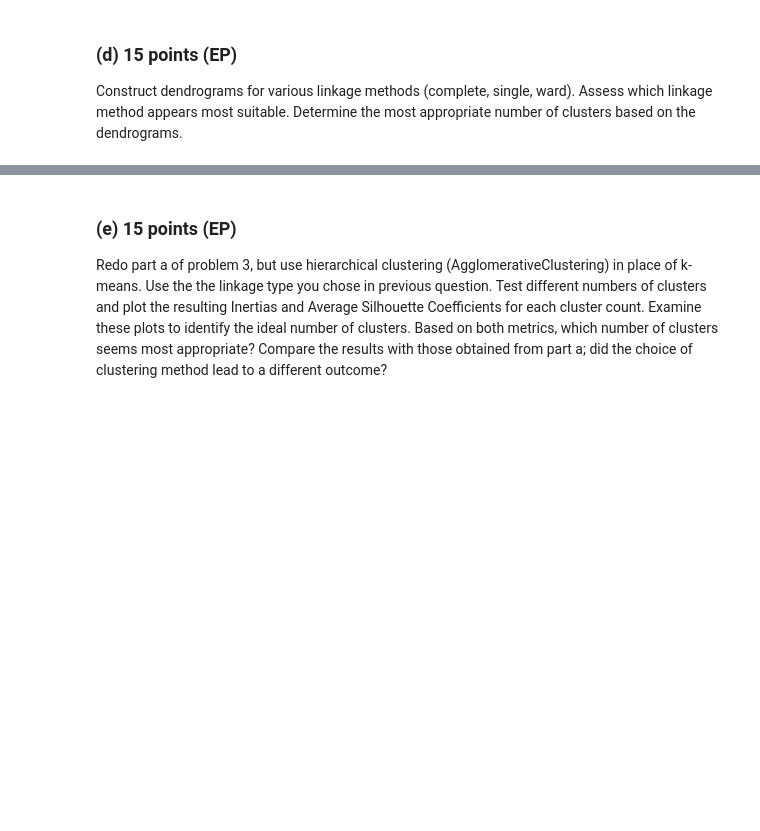
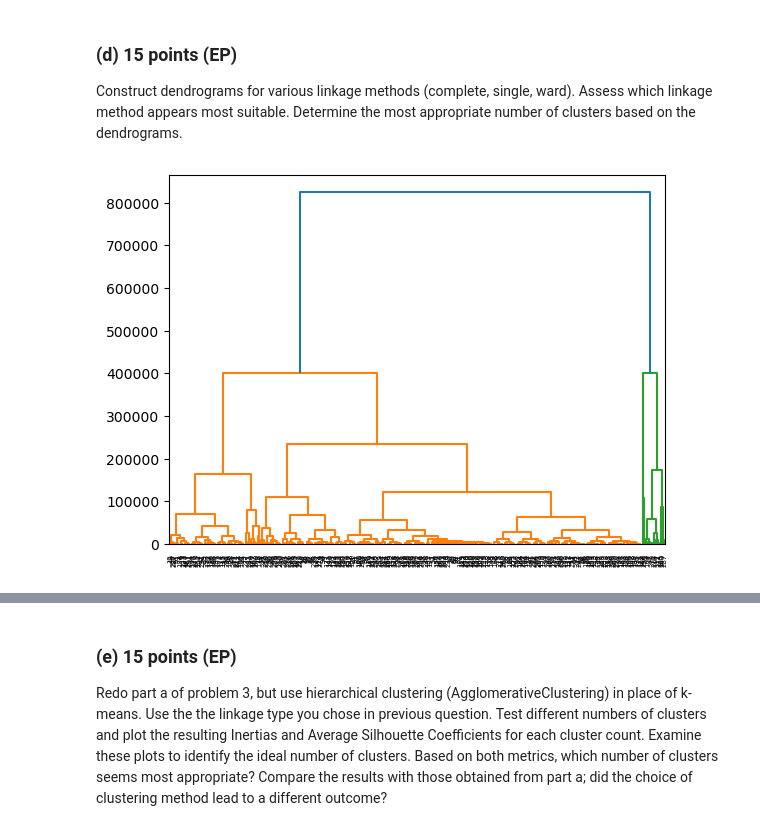
Before and after one commit to Ben-Heinze/CSCI-491-Data-Visualization, a Jupyter notebook: Assignment 3/3- Scatterplot, dimension reduction and clustering.ipynb, the cells around one changed output, grey strips where cells are left out. Drawn from its saved outputs; the diff is of its cells as text; code cells hidden in the pictures; blank space fills up the shorter version.

```diff
--- a/Assignment 3/3- Scatterplot, dimension reduction and clustering.ipynb
+++ b/Assignment 3/3- Scatterplot, dimension reduction and clustering.ipynb
@@ -307,3 +336,7 @@ In problem 3b, we were generating clusters against the original numerical datapo
 ### (d) 15 points (EP)
 
 Construct dendrograms for various linkage methods (complete, single, ward). Assess which linkage method appears most suitable. Determine the most appropriate number of clusters based on the dendrograms.
+# %%
+compDendrogram = sch.dendrogram(sch.linkage(numerical, method='complete'))
+# %% [output]
+[figure, added]
```
Also changed, not shown: parts of 11 cells of this notebook.
